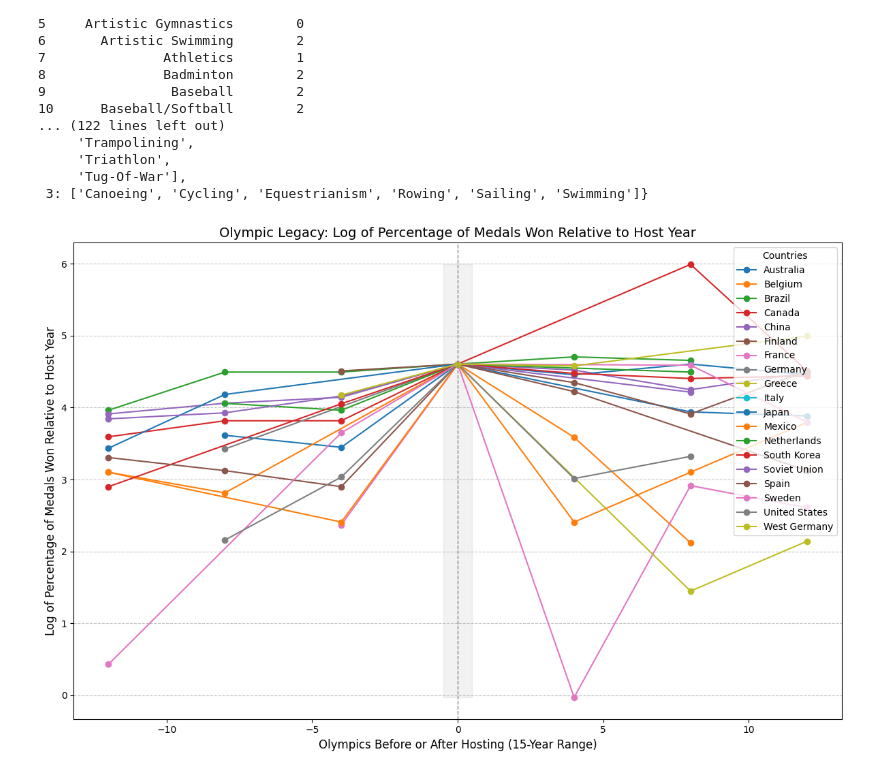
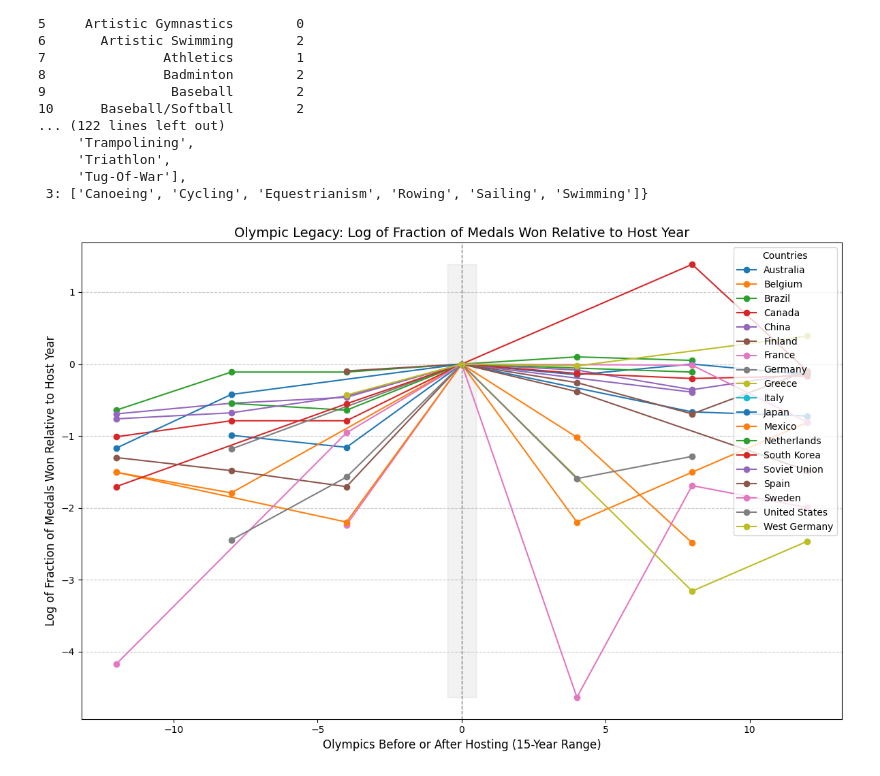
Before and after one commit to cynthiaWEpicCoder/MCM, a Jupyter notebook: hostcountry.ipynb, the cells around one changed output. Saved outputs shown, nothing was run; the diff lists cells and outputs as text; code cells hidden in the pictures.

```diff
--- a/hostcountry.ipynb
+++ b/hostcountry.ipynb
@@ -410,49 +410,49 @@ host_country_data = medals_data[medals_data['Olympics_From_Host'].notnull()].cop
 # Calculate medals in the host year for each country
 host_year_medals = host_country_data[host_country_data['Olympics_From_Host'] == 0].set_index('NOC')['Total_Medals']
 
-# Calculate the percentage of medals relative to the host year
-host_country_data['Percentage_of_Host'] = host_country_data.apply(
-    lambda row: (row['Total_Medals'] / host_year_medals[row['NOC']]) * 100
+# Calculate the fraction of medals relative to the host year
+host_country_data['Fraction_of_Host'] = host_country_data.apply(
+    lambda row: (row['Total_Medals'] / host_year_medals[row['NOC']])
     if row['NOC'] in host_year_medals else None,
     axis=1
 )
 
-# Apply log transformation: log(percentage of host medals)
-host_country_data['Log_Percentage_of_Host'] = host_country_data['Percentage_of_Host'].apply(
+# Apply log transformation: log(fraction of host medals)
+host_country_data['Log_Fraction_of_Host'] = host_country_data['Fraction_of_Host'].apply(
     lambda x: np.log(x) if pd.notnull(x) and x > 0 else None
 )
 
 # Filter data for only 15 years before and after hosting
 filtered_data = host_country_data[
     (host_country_data['Olympics_From_Host'] >= -15) & (host_country_data['Olympics_From_Host'] <= 15)
 ]
 
 # Pivot the data for plotting (log-transformed)
-pivot_log_data = filtered_data.pivot(index='Olympics_From_Host', columns='NOC', values='Log_Percentage_of_Host')
+pivot_log_data = filtered_data.pivot(index='Olympics_From_Host', columns='NOC', values='Log_Fraction_of_Host')
 
 # Plot the graph with the log-transformed y-axis
 plt.figure(figsize=(12, 8))
 for country in pivot_log_data.columns:
     y = pivot_log_data[country].dropna()
     x = y.index
     plt.plot(x, y, label=country, marker='o')  # Plot raw data points with markers
 
 # Highlight the hosting year (x=0)
 plt.axvline(0, color='gray', linestyle='--', linewidth=1)
 plt.fill_betweenx(
     y=[pivot_log_data.min().min(), pivot_log_data.max().max()],
     x1=-0.5, x2=0.5, color='gray', alpha=0.1
 )
 
 # Add labels and legend
-plt.title('Olympic Legacy: Log of Percentage of Medals Won Relative to Host Year', fontsize=14)
+plt.title('Olympic Legacy: Log of Fraction of Medals Won Relative to Host Year', fontsize=14)
 plt.xlabel('Olympics Before or After Hosting (15-Year Range)', fontsize=12)
-plt.ylabel('Log of Percentage of Medals Won Relative to Host Year', fontsize=12)
+plt.ylabel('Log of Fraction of Medals Won Relative to Host Year', fontsize=12)
 plt.legend(title='Countries', loc='upper right', fontsize=10)
 plt.grid(axis='y', linestyle='--', alpha=0.7)
 plt.tight_layout()
 
 # Show the plot
 plt.show()
 # %% [output]
-[figure, old version]
+[figure, new version]
```
